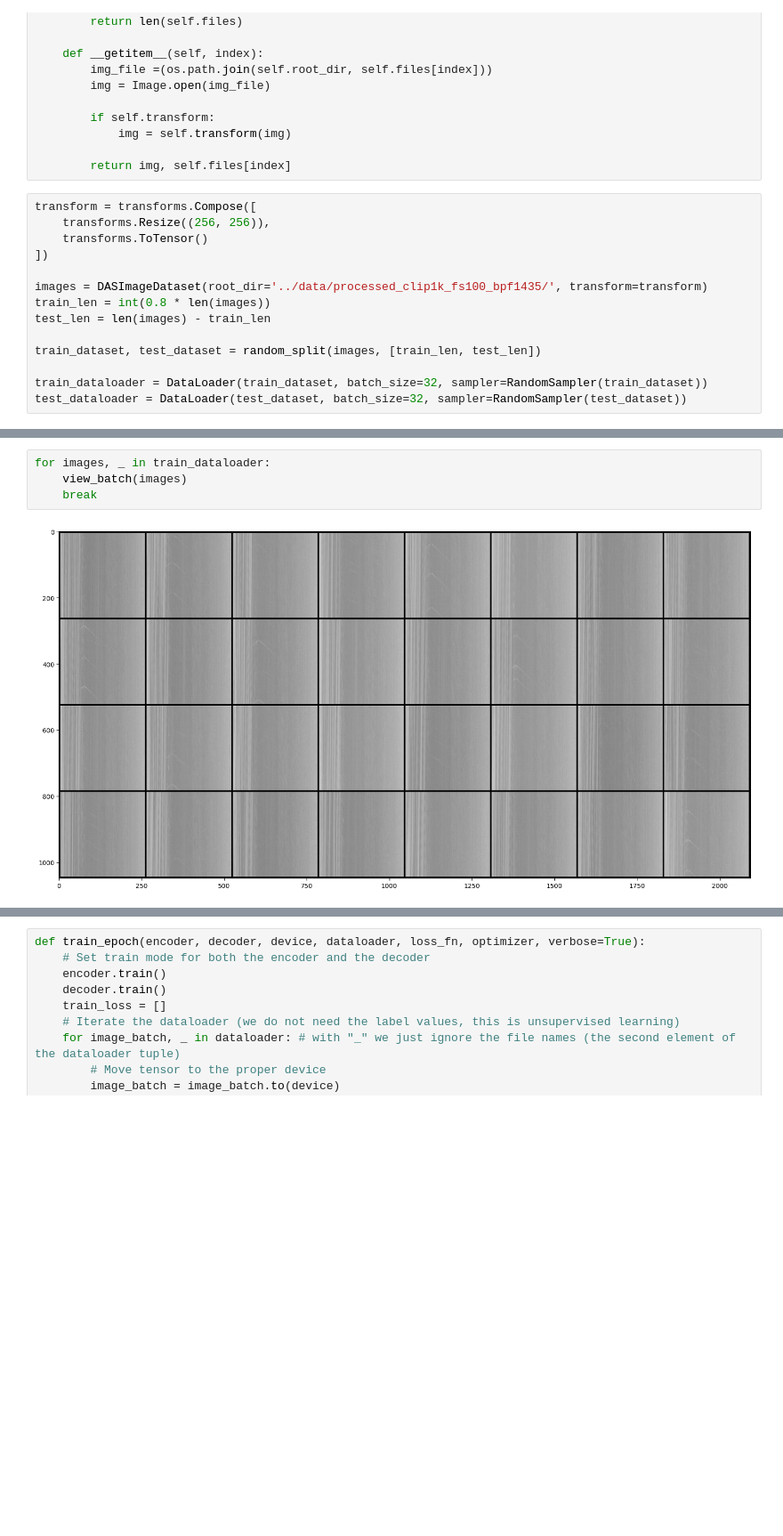
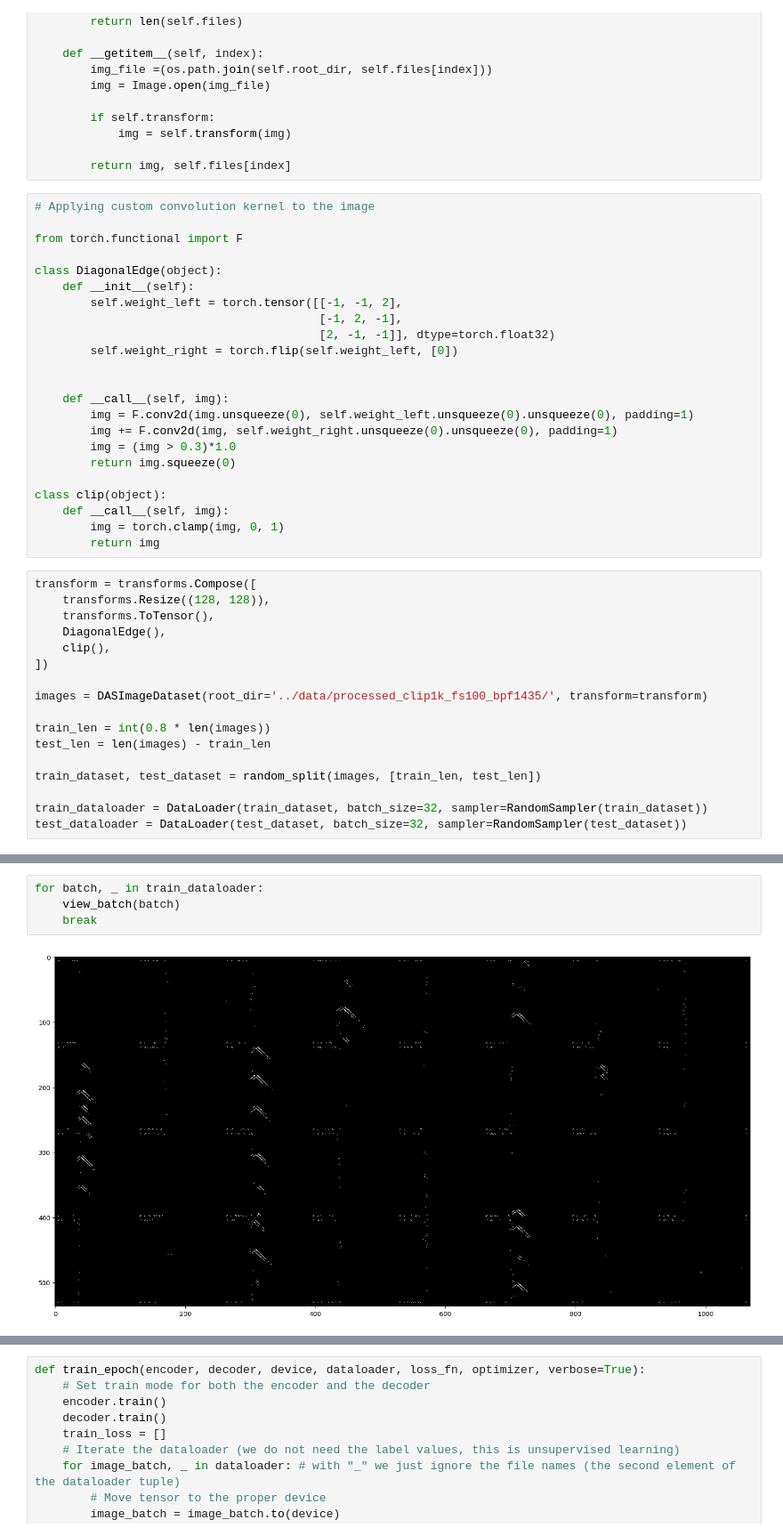
Before and after one commit to Ocean-Data-Lab/das-finwhale-vocalization, a Jupyter notebook: Notebooks/04_PyTorch Autoencoder.ipynb, the cells around one changed output, grey strips where cells are left out. Shown at 89% size. Cells and saved outputs as stored; diff of their text form; blank space fills up the shorter version.

Commit message:
Adjusting images sizes and autoencoder, add diagonal edge detection

```diff
--- a/Notebooks/04_PyTorch Autoencoder.ipynb
+++ b/Notebooks/04_PyTorch Autoencoder.ipynb
@@ -32,13 +32,39 @@ class DASImageDataset(Dataset):
             img = self.transform(img)
 
         return img, self.files[index]
+# %%
+# Applying custom convolution kernel to the image
+
+from torch.functional import F
+
+class DiagonalEdge(object):
+    def __init__(self):
+        self.weight_left = torch.tensor([[-1, -1, 2],
+                                         [-1, 2, -1],
+                                         [2, -1, -1]], dtype=torch.float32)
+        self.weight_right = torch.flip(self.weight_left, [0])
+
+
+    def __call__(self, img):
+        img = F.conv2d(img.unsqueeze(0), self.weight_left.unsqueeze(0).unsqueeze(0), padding=1)
+        img += F.conv2d(img, self.weight_right.unsqueeze(0).unsqueeze(0), padding=1)
+        img = (img > 0.3)*1.0
+        return img.squeeze(0)
+
+class clip(object):
+    def __call__(self, img):
+        img = torch.clamp(img, 0, 1)
+        return img
 # %%
 transform = transforms.Compose([
-    transforms.Resize((256, 256)),
-    transforms.ToTensor()
+    transforms.Resize((128, 128)),
+    transforms.ToTensor(),
+    DiagonalEdge(),
+    clip(),
 ])
 
 images = DASImageDataset(root_dir='../data/processed_clip1k_fs100_bpf1435/', transform=transform)
+
 train_len = int(0.8 * len(images))
 test_len = len(images) - train_len
 
@@ -61,6 +99,6 @@ def view_image(img):
 # %%
-for images, _ in train_dataloader:
-    view_batch(images)
+for batch, _ in train_dataloader:
+    view_batch(batch)
     break
 # %% [output]
-[figure, old version]
+[figure, new version]
```
Also changed, not shown: parts of 18 cells of this notebook.
